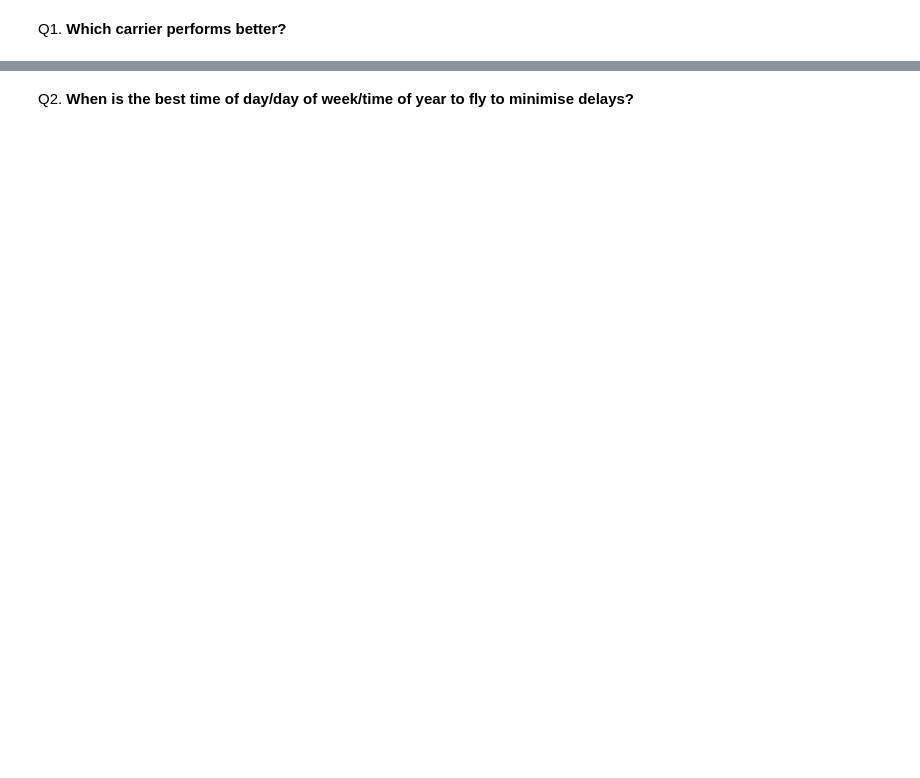
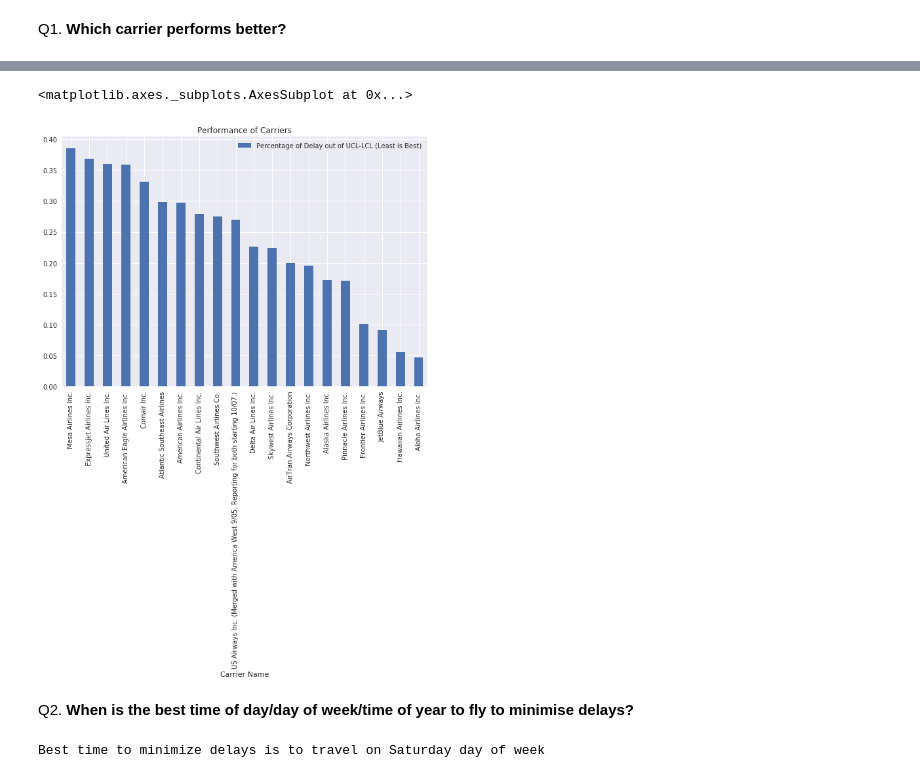
Before and after one commit to srihari4mbatech/IGT_assignment, a Jupyter notebook: IGT_Data_Analysis-Updated.ipynb, the cells around one changed output, grey strips where cells are left out. Cells and saved outputs as stored; diff of their text form; code cells hidden in the pictures; blank space fills up the shorter version.

```diff
--- a/IGT_Data_Analysis-Updated.ipynb
+++ b/IGT_Data_Analysis-Updated.ipynb
@@ -134,3 +180,20 @@ print("The High performance Carrier is {} and its score of index is {:.2f}".form
+# %%
+#df_2008_1=df_2008.set_index('Date')
+f = lambda x: np.max(x)-np.min(x)
+def x_bar(x):
+  return np.mean(x)/np.size(x)
+def x_mean(x):
+  return np.max(x)-np.min(x)
+def x_Ucl(x):
+  return np.mean(x)/np.size(x)+((np.max(x)-np.min(x))*3/(3.931*np.sqrt(25)))
+def x_Lcl(x):
+  return np.mean(x)/np.size(x)-((np.max(x)-np.min(x))*3/(3.931*np.sqrt(25)))
+def x_test(x):
+  ucl=x_Ucl(x)
+  lcl=x_Lcl(x)
+  return np.sum((x>ucl)|(x<lcl))/np.size(x)
+week_dict= {1:'Monday',2:'Tuesday',3:'Wednesday',4:'Thursday',5:'Friday',6:'Saturday',7:'Sunday'}
+month_dict= {1:'January',2:'Febraury',3:'March',4:'April',5:'May',6:'June',7:'July',8:'August',9:'September',10:'October',11:'November',12:'December'}
 # %% [markdown]
 Q1. **Which carrier performs better?**
 # %%
@@ -164,11 +219,21 @@ print("Best carrier with minimal delays is {} and worst carrier with major delay
+# %%
+carrier_list= carrier_sel[['Description','Final_test']].reset_index()
+carrier_list.columns=['Carrier Code','Carrier Name','Percentage of Delay out of UCL-LCL (Least is Best)']
+carrier_list=carrier_list.set_index('Carrier Name')
+carrier_list[['Percentage of Delay out of UCL-LCL (Least is Best)']].plot(kind='bar',figsize=(10,7),title='Performance of Carriers')
+# %% [output]
+<matplotlib.axes._subplots.AxesSubplot at 0x...>
+[figure, added]
 # %% [markdown]
 Q2. **When is the best time of day/day of week/time of year to fly to minimise delays?**
 # %%
-sample_data=non_cancel[['Date','DayOfWeek','DepDelay','ArrDelay']].groupby(['Date','DayOfWeek']).apply(lambda x: x.sample(n=25,random_state=100,replace=False).mean()).reset_index()
+sample_data=non_cancel[['Date','DayOfWeek','DepDelay','ArrDelay']].groupby(['Date','DayOfWeek']).apply(lambda x: x.sample(n=25,random_state=100,replace=False).mean()).reset_index(drop=True)
 #sample_data= non_cancel_avg.groupby('DayOfWeek')
 #sample_data.head(10)
 sample_data_Dow=sample_data[['DayOfWeek','DepDelay','ArrDelay']].groupby('DayOfWeek').agg([x_bar,x_Lcl,x_Ucl,x_test])
 sample_data_Dow.columns = ['_'.join(col) for col in sample_data_Dow.columns]
 sample_data_Dow['Final_test']= (sample_data_Dow['DepDelay_x_test']+sample_data_Dow['ArrDelay_x_test'])/2
 sample_data_Dow=sample_data_Dow.sort_values(by='Final_test',ascending=True)
-print("Best time to minimize delays is to travel on {} day of week".format(sample_data_Dow.index[0]))
+print("Best time to minimize delays is to travel on {} day of week".format(week_dict[sample_data_Dow.index[0]]))
+# %% [output]
+Best time to minimize delays is to travel on Saturday day of week
```
Also changed, not shown: parts of 16 cells of this notebook, 1 other file.
